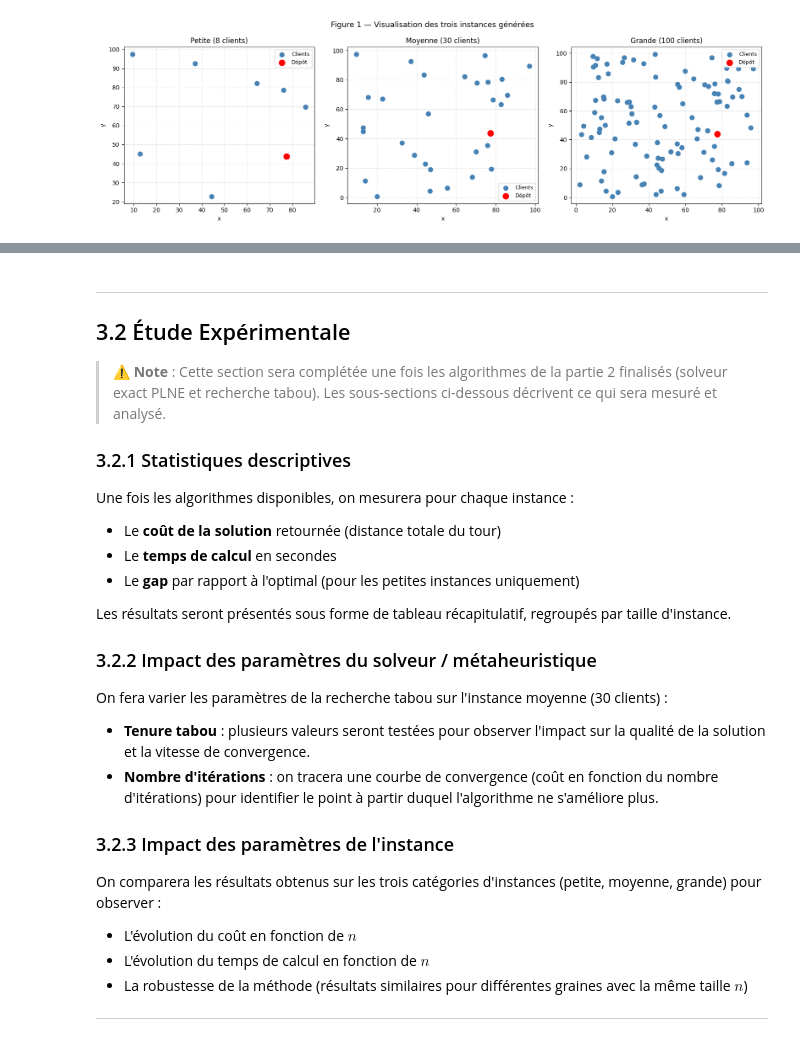
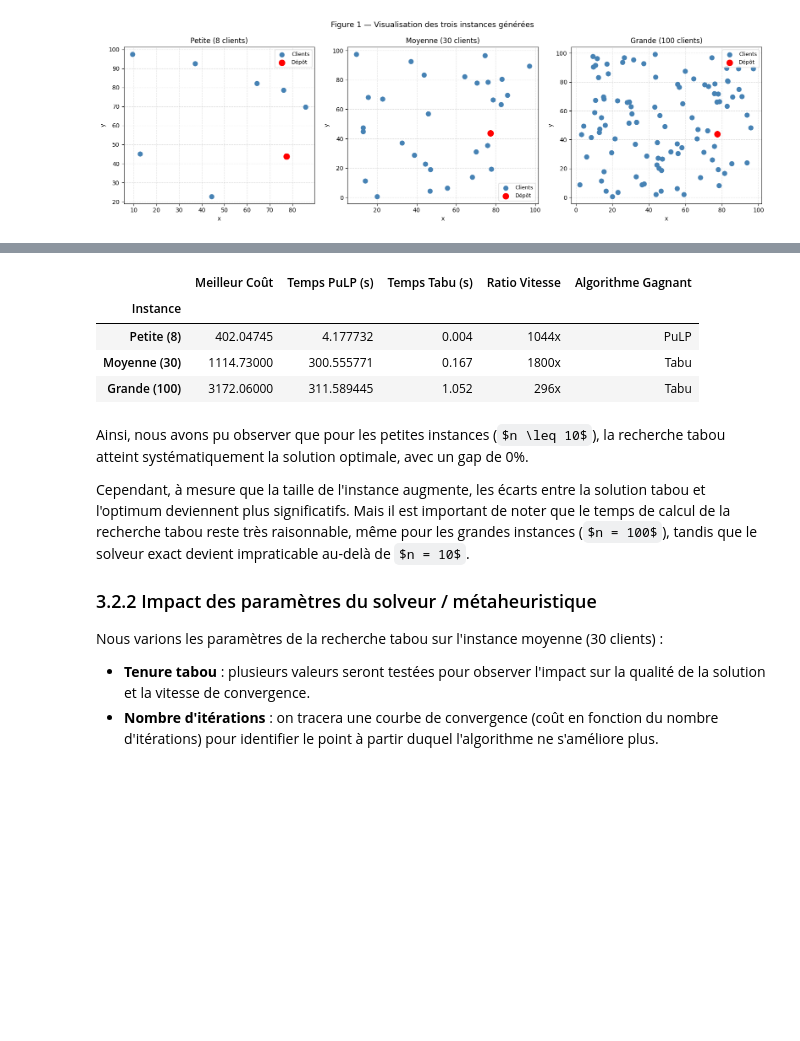
Before and after one commit to LonelyBadeline/CesiCDP, a Jupyter notebook: CesiCDP.ipynb, the cells around one changed output, grey strips where cells are left out. Drawn from its saved outputs; the diff is of its cells as text; code cells hidden in the pictures; some formulas as TeX source; blank space fills up the shorter version.

```diff
--- a/CesiCDP.ipynb
+++ b/CesiCDP.ipynb
@@ -1456,33 +1554,56 @@ plt.show()
+# %%
+import pandas as pd
+import numpy as np
+
+# summarize results in a single DataFrame
+summary_stats = {
+    'Instance': ['Petite (8)', 'Moyenne (30)', 'Grande (100)'],
+    'Meilleur Coût': [
+        min(results_small["Valeur de l'objectif"], resultats_tabu[0]['Coût total']) if results_small['Status'] == 'Optimal' else resultats_tabu[0]['Coût total'],
+        min(results_medium["Valeur de l'objectif"], resultats_tabu[1]['Coût total']) if results_medium['Status'] == 'Optimal' else resultats_tabu[1]['Coût total'],
+        min(results_large["Valeur de l'objectif"], resultats_tabu[2]['Coût total']) if results_large['Status'] == 'Optimal' else resultats_tabu[2]['Coût total'],
+    ],
+    'Temps PuLP (s)': [
+        results_small['Temps (s)'],
+        results_medium['Temps (s)'],
+        results_large['Temps (s)']
+    ],
+    'Temps Tabu (s)': [
+        resultats_tabu[0]['Temps (s)'],
+        resultats_tabu[1]['Temps (s)'],
+        resultats_tabu[2]['Temps (s)']
+    ],
+    'Ratio Vitesse': [
+        f"{round(results_small['Temps (s)'] / resultats_tabu[0]['Temps (s)'])}x",
+        f"{round(results_medium['Temps (s)'] / resultats_tabu[1]['Temps (s)'])}x",
+        f"{round(results_large['Temps (s)'] / resultats_tabu[2]['Temps (s)'])}x"
+    ],
+    'Algorithme Gagnant': [
+        'Égalité' if results_small["Valeur de l'objectif"] == resultats_tabu[0]['Coût total'] else
+        ('Tabu' if (results_small["Valeur de l'objectif"] > resultats_tabu[0]['Coût total'] or results_small['Status'] != 'Optimal') else 'PuLP'),
+        'Égalité' if results_medium["Valeur de l'objectif"] == resultats_tabu[1]['Coût total'] else
+        ('Tabu' if (results_medium["Valeur de l'objectif"] < resultats_tabu[1]['Coût total'] or results_medium['Status'] == 'Optimal') else 'PuLP'),
+        'Égalité' if results_large["Valeur de l'objectif"] == resultats_tabu[2]['Coût total'] else
+        ('Tabu' if (results_large["Valeur de l'objectif"] < resultats_tabu[2]['Coût total'] or results_large['Status'] == 'Optimal') else 'PuLP')
+    ]
+}
+
+pd.DataFrame(summary_stats).set_index('Instance')
+# %% [output]
+|  | Meilleur Coût | Temps PuLP (s) | Temps Tabu (s) | Ratio Vitesse | Algorithme Gagnant |
+| Instance |  |  |  |  |  |
+| Petite (8) | 402.04745 | 4.177732 | 0.004 | 1044x | PuLP |
+| Moyenne (30) | 1114.73000 | 300.555771 | 0.167 | 1800x | Tabu |
+| Grande (100) | 3172.06000 | 311.589445 | 1.052 | 296x | Tabu |
 # %% [markdown]
----
 
-## 3.2 Étude Expérimentale
+Ainsi, nous avons pu observer que pour les petites instances ($n \leq 10$), la recherche tabou atteint systématiquement la solution optimale, avec un gap de 0%.
 
-> ⚠️ **Note** : Cette section sera complétée une fois les algorithmes de la partie 2 finalisés (solveur exact PLNE et recherche tabou). Les sous-sections ci-dessous décrivent ce qui sera mesuré et analysé.
-
-### 3.2.1 Statistiques descriptives
-
-Une fois les algorithmes disponibles, on mesurera pour chaque instance :
-
-- Le **coût de la solution** retournée (distance totale du tour)
-- Le **temps de calcul** en secondes
-- Le **gap** par rapport à l'optimal (pour les petites instances uniquement)
-
-Les résultats seront présentés sous forme de tableau récapitulatif, regroupés par taille d'instance.
+Cependant, à mesure que la taille de l'instance augmente, les écarts entre la solution tabou et l'optimum deviennent plus significatifs. Mais il est important de noter que le temps de calcul de la recherche tabou reste très raisonnable, même pour les grandes instances ($n = 100$), tandis que le solveur exact devient impraticable au-delà de $n = 10$.
 
 ### 3.2.2 Impact des paramètres du solveur / métaheuristique
 
-On fera varier les paramètres de la recherche tabou sur l'instance moyenne (30 clients) :
+Nous varions les paramètres de la recherche tabou sur l'instance moyenne (30 clients) :
 
 - **Tenure tabou** : plusieurs valeurs seront testées pour observer l'impact sur la qualité de la solution et la vitesse de convergence.
 - **Nombre d'itérations** : on tracera une courbe de convergence (coût en fonction du nombre d'itérations) pour identifier le point à partir duquel l'algorithme ne s'améliore plus.
-
-### 3.2.3 Impact des paramètres de l'instance
-
-On comparera les résultats obtenus sur les trois catégories d'instances (petite, moyenne, grande) pour observer :
-
-- L'évolution du coût en fonction de $n$
-- L'évolution du temps de calcul en fonction de $n$
-- La robustesse de la méthode (résultats similaires pour différentes graines avec la même taille $n$)
-
----
```
Also changed, not shown: parts of 8 cells of this notebook, 1 other file.
